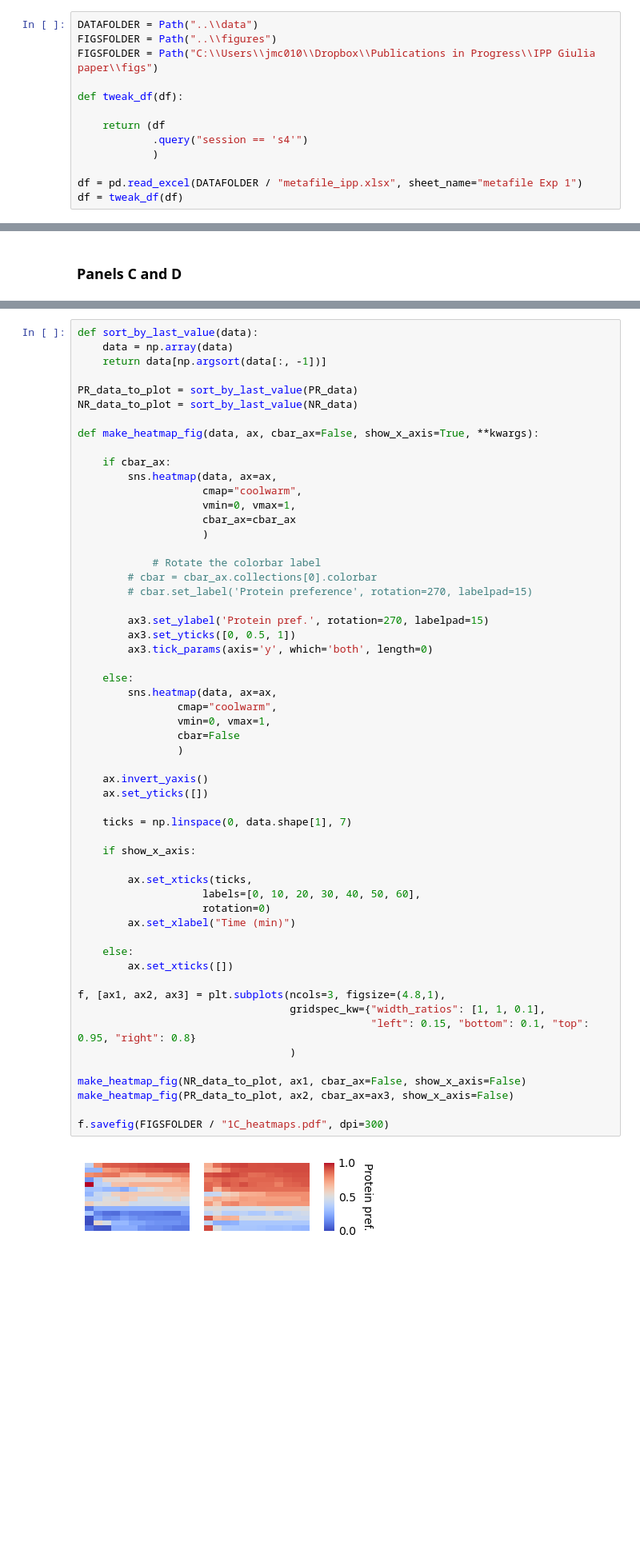
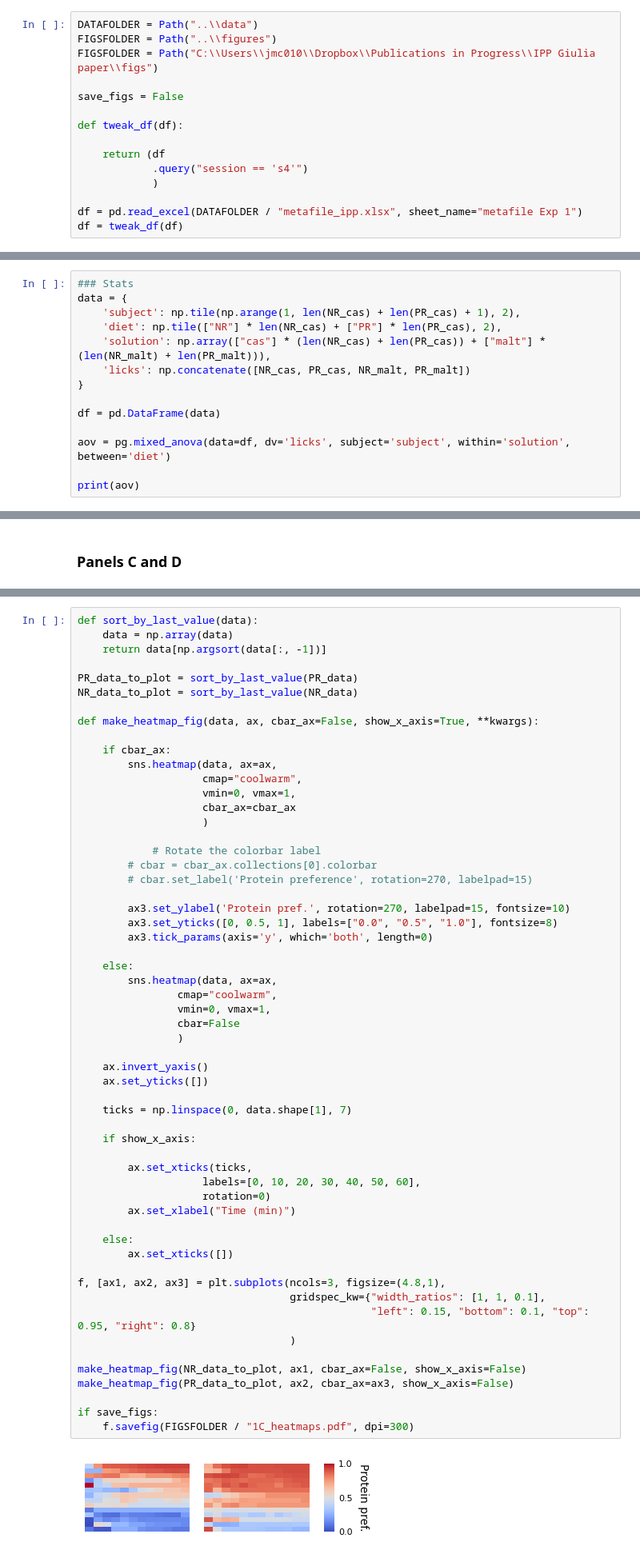
Before and after one commit to mccutcheonlab/immediate-protein-pref, a Jupyter notebook: scripts/fig1.ipynb, the cells around one changed output, grey strips where cells are left out. Shown at 80% size. Saved outputs shown, nothing was run; the diff lists cells and outputs as text; blank space fills up the shorter version.

Commit message:
added stats to fig 1

```diff
--- a/scripts/fig1.ipynb
+++ b/scripts/fig1.ipynb
@@ -9,6 +11,8 @@ import trompy as tp
 DATAFOLDER = Path("..\\data")
 FIGSFOLDER = Path("..\\figures")
 FIGSFOLDER = Path("C:\\Users\\jmc010\\Dropbox\\Publications in Progress\\IPP Giulia paper\\figs")
+
+save_figs = False
 
 def tweak_df(df):
 
@@ -70,2 +75,16 @@ f.savefig(FIGSFOLDER / "1A_licks_per_solution.pdf", dpi=300)
 # %% [output]
 [figure]
+# %%
+### Stats
+data = {
+    'subject': np.tile(np.arange(1, len(NR_cas) + len(PR_cas) + 1), 2),
+    'diet': np.tile(["NR"] * len(NR_cas) + ["PR"] * len(PR_cas), 2),
+    'solution': np.array(["cas"] * (len(NR_cas) + len(PR_cas)) + ["malt"] * (len(NR_malt) + len(PR_malt))),
+    'licks': np.concatenate([NR_cas, PR_cas, NR_malt, PR_malt])
+}
+
+df = pd.DataFrame(data)
+
+aov = pg.mixed_anova(data=df, dv='licks', subject='subject', within='solution', between='diet')
+
+print(aov)
@@ -168,43 +231,44 @@ def make_heatmap_fig(data, ax, cbar_ax=False, show_x_axis=True, **kwargs):
         # cbar = cbar_ax.collections[0].colorbar
         # cbar.set_label('Protein preference', rotation=270, labelpad=15)
 
-        ax3.set_ylabel('Protein pref.', rotation=270, labelpad=15)
-        ax3.set_yticks([0, 0.5, 1])
+        ax3.set_ylabel('Protein pref.', rotation=270, labelpad=15, fontsize=10)
+        ax3.set_yticks([0, 0.5, 1], labels=["0.0", "0.5", "1.0"], fontsize=8)
         ax3.tick_params(axis='y', which='both', length=0)
 
     else:
         sns.heatmap(data, ax=ax,
                 cmap="coolwarm",
                 vmin=0, vmax=1,
                 cbar=False
                 )
 
     ax.invert_yaxis()
     ax.set_yticks([])
 
     ticks = np.linspace(0, data.shape[1], 7)
 
     if show_x_axis:
 
         ax.set_xticks(ticks,
                     labels=[0, 10, 20, 30, 40, 50, 60],
                     rotation=0)
         ax.set_xlabel("Time (min)")
 
     else:
         ax.set_xticks([])
 
 f, [ax1, ax2, ax3] = plt.subplots(ncols=3, figsize=(4.8,1),
                                   gridspec_kw={"width_ratios": [1, 1, 0.1],
                                                "left": 0.15, "bottom": 0.1, "top": 0.95, "right": 0.8}
                                   )
 
 make_heatmap_fig(NR_data_to_plot, ax1, cbar_ax=False, show_x_axis=False)
 make_heatmap_fig(PR_data_to_plot, ax2, cbar_ax=ax3, show_x_axis=False)
 
-f.savefig(FIGSFOLDER / "1C_heatmaps.pdf", dpi=300)
+if save_figs:
+    f.savefig(FIGSFOLDER / "1C_heatmaps.pdf", dpi=300)
 # %% [output]
-[figure, old version]
+[figure, new version]
 # %% [markdown]
 ### Panels E and F
 # %%
```
Also changed, not shown: parts of 7 cells of this notebook, 2 other files.
